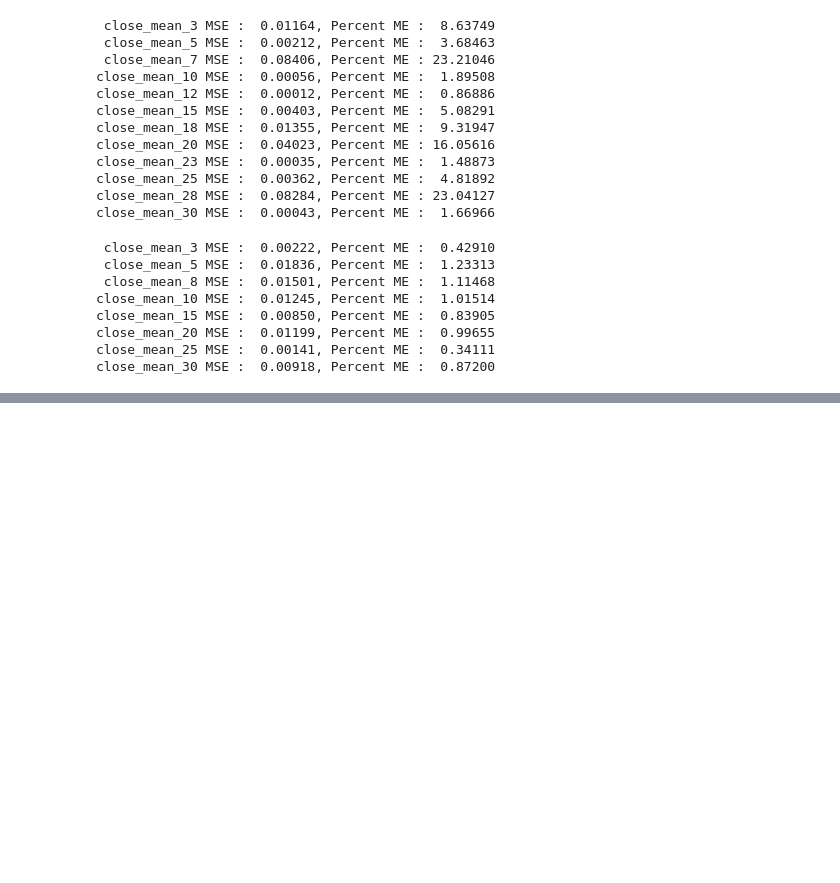
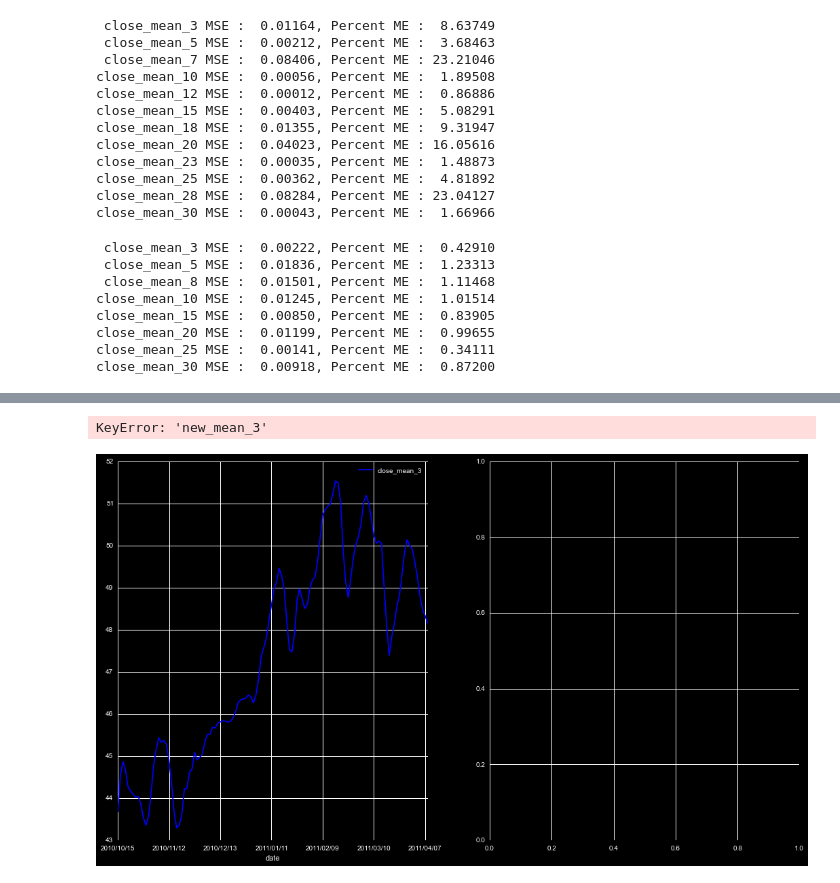
Before and after one commit to markertsean/python_trader, a Jupyter notebook: gen_predictor.ipynb, the cells around one changed output, grey strips where cells are left out. Drawn from its saved outputs; the diff is of its cells as text; code cells hidden in the pictures; blank space fills up the shorter version.

```diff
--- a/gen_predictor.ipynb
+++ b/gen_predictor.ipynb
@@ -261,0 +262,6 @@ close_mean_30   RMSE :  0.01500,   RMSE/mean :  0.32399
+# %%
+with open( 'data/temp.pkl', 'wb' ) as handle:
+    pickle.dump( ad_mult_reg, handle, protocol=pickle.HIGHEST_PROTOCOL)
+# %%
+with open( 'data/temp.pkl', 'rb' ) as handle:
+    ad_mult_reg = pickle.load( handle )
@@ -265,7 +273,8 @@ quote_name = 'aapl'
 
 # Generate df with the actual rolling averages
 close_df = rq.readQuote( 'quotes/'+ quote_name +'.csv' )
-close_df = pd.merge( close_df['close'].to_frame(), sf.generate_rolling_close( close_df, roll_nums, onlyMean=True ), left_index=True, right_index=True )
+close_df = pd.merge( close_df['close'].to_frame(), sf.generate_rolling_close( close_df, roll_nums, onlyMean=True ),
+                    left_index=True, right_index=True )
 close_means = close_df.columns.values
 
 
@@ -286,0 +310,31 @@ close_df = close_df.dropna()
+# %%
+max_ind = close_df.shape[0]
+low = int( 0.6*max_ind )
+hi  = int( 0.65*max_ind )
+for i in roll_nums:
+
+    f, (ax1, ax2) = plt.subplots(1, 2, figsize=(18,10) )
+
+#    close_df[hi:low:-1].plot( y = 'close'             , color='w', ax=ax1 )
+    close_df[hi:low:-1].plot( y = 'close_mean_'+str(i), color='b', ax=ax1 )
+#    close_df[hi:low:-1].plot( y =  'pred_mean_'+str(i), color='g', ax=ax1 )
+    close_df[hi:low:-1].plot( y =   'new_mean_'+str(i), color='r', ax=ax1 )
+    ax1.set_title( 'Comparison between rolling means of predicted ' + str(i)) #+ ' day rolling mean for AAPL' )
+    ax1.set_ylabel( 'Price' )
+
+    close_df['diff_pred'] = close_df['pred_mean_'+str(i)] / close_df['close_mean_'+str(i)] - 1.
+    close_df['diff_adj' ] = close_df[ 'new_mean_'+str(i)] / close_df['close_mean_'+str(i)] - 1.
+
+    close_df[hi:low:-1].plot( y='diff_pred', color='g', ax=ax2 )
+    close_df[hi:low:-1].plot( y='diff_adj' , color='r', ax=ax2 )
+
+    ax2.set_title( 'AAPL, mean_pred=%5.3f, std_pred=%5.3f, mean_adj=%5.3f, std_adj=%5.3f'%(
+                   close_df['diff_pred'].mean(),close_df['diff_pred'].std(),
+                   close_df['diff_adj' ].mean(),close_df['diff_adj' ].std(),
+               ) )
+    ax2.set_ylabel( 'Prediction/True Rolling Mean - 1' )
+    ax2.set_ylim( [-0.15,0.15] )
+    plt.show()
+# %% [output]
+KeyError: 'new_mean_3'
+[figure, added]
```
Also changed, not shown: parts of 17 cells of this notebook, 1 other file.
